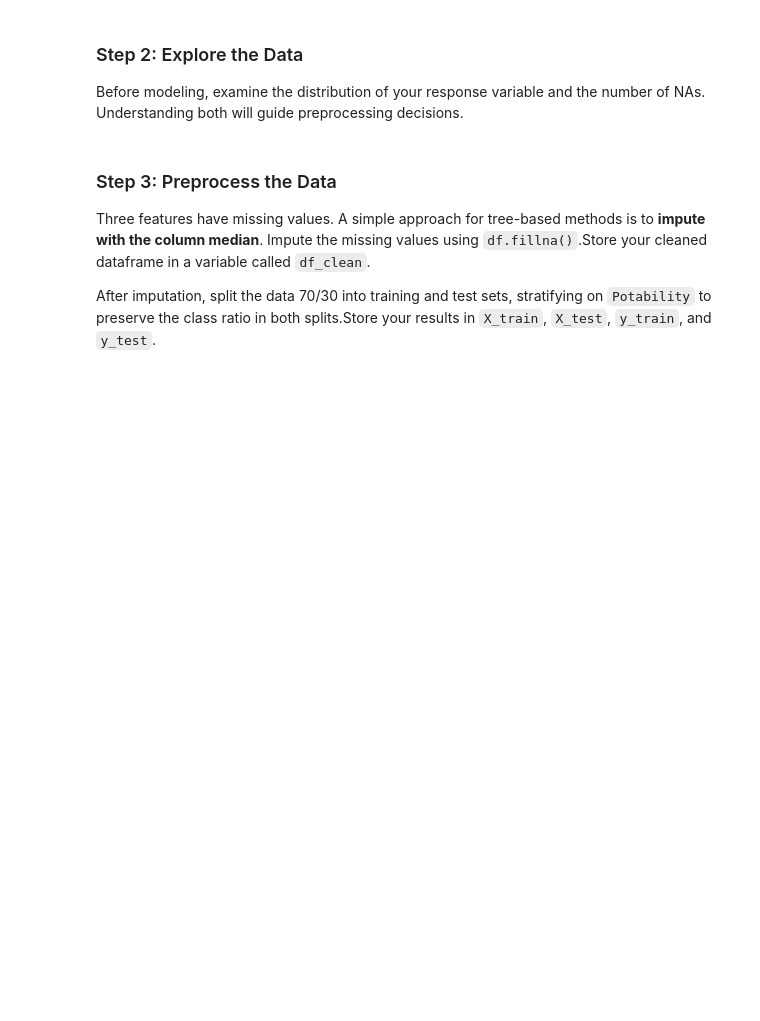
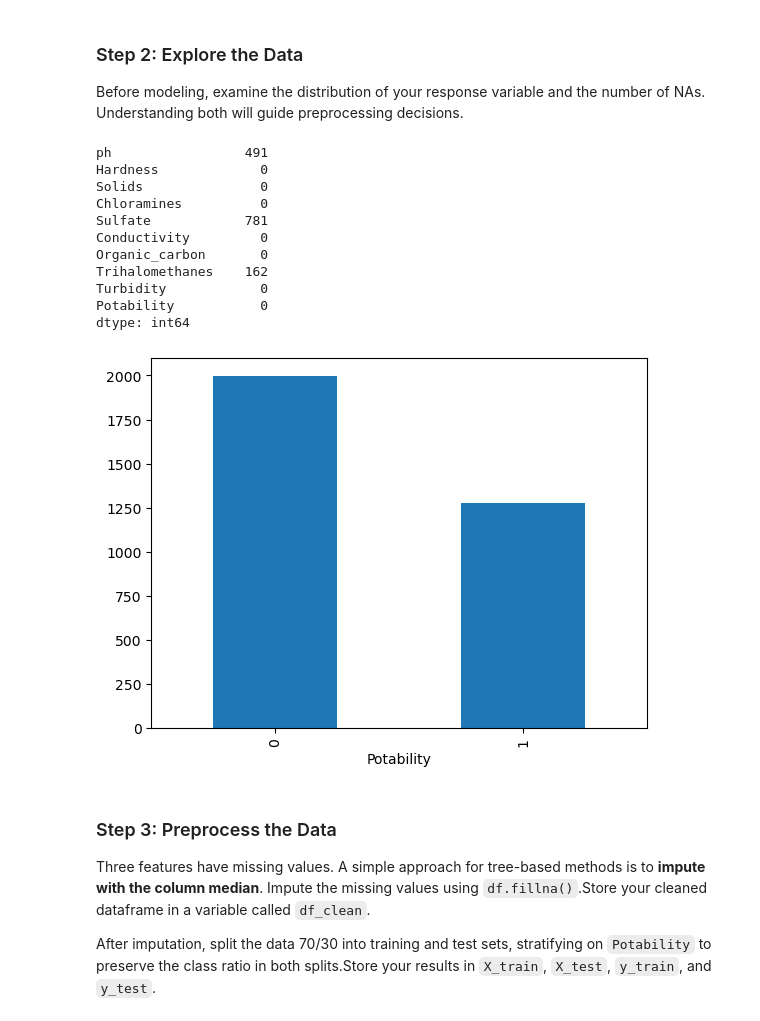
Before and after one commit to ebkhan-peng/assignment-3, a Jupyter notebook: task2/hw3-task2.ipynb, the cells around one changed output. Cells and saved outputs as stored; diff of their text form; code cells hidden in the pictures; blank space fills up the shorter version.

```diff
--- a/task2/hw3-task2.ipynb
+++ b/task2/hw3-task2.ipynb
@@ -60,6 +68,22 @@ df.head()
 ### Step 2: Explore the Data
 
 Before modeling, examine the distribution of your response variable and the number of NAs. Understanding both will guide preprocessing decisions.
+# %%
+df['Potability'].value_counts().plot(kind='bar')
+df.isna().sum()
+# %% [output]
+ph                 491
+Hardness             0
+Solids               0
+Chloramines          0
+Sulfate            781
+Conductivity         0
+Organic_carbon       0
+Trihalomethanes    162
+Turbidity            0
+Potability           0
+dtype: int64
+[figure, added]
 # %% [markdown]
 ### Step 3: Preprocess the Data
 
```
Also changed, not shown: parts of 14 cells of this notebook.
